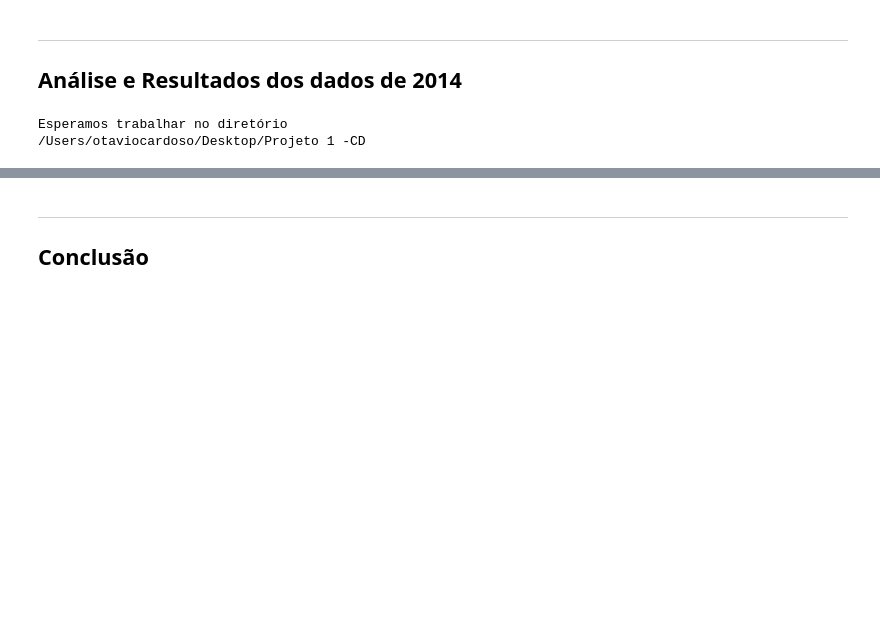
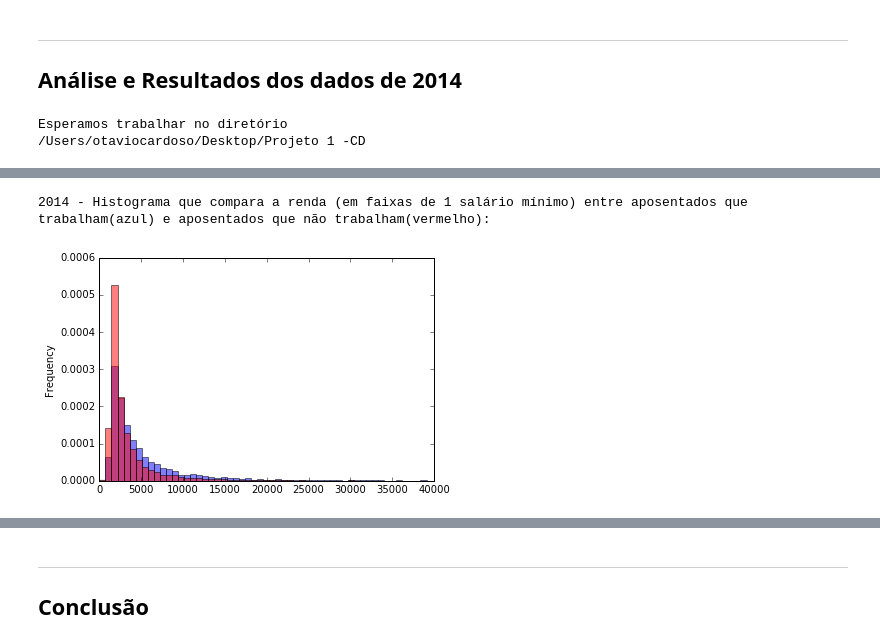
Before and after one commit to otavioscardoso/CD, a Jupyter notebook: Projeto1 Layout.ipynb, the cells around one changed output, grey strips where cells are left out. Drawn from its saved outputs; the diff is of its cells as text; code cells hidden in the pictures; blank space fills up the shorter version.

```diff
--- a/Projeto1 Layout.ipynb
+++ b/Projeto1 Layout.ipynb
@@ -343,0 +141,14 @@ Com base nos resultados, pode-se concluir que homens aposentados, brancos, casad
+# %%
+faixa0 = np.arange(0, 40000 , 724)
+variávelCat0 = pd.cut(dados.RENDIMENTO_MENSAL[(dados.RENDIMENTO_MENSAL <999999999999)&(dados.CASADO=='Casado') & (dados.APOSENTADO == 'Aposentado')& (dados.TRABALHO== 'Sim')], faixa0)
+variávelCat0.value_counts()
+faixa00 = np.arange(0, 40000, 724)
+variávelCat00 = pd.cut(dados.RENDIMENTO_MENSAL[(dados.RENDIMENTO_MENSAL <999999999999)&(dados.CASADO=='Casado') & (dados.APOSENTADO == 'Aposentado')& (dados.TRABALHO== 'Não')], faixa00)
+variávelCat00.value_counts()
+print("2014 - Histograma que compara a renda (em faixas de 1 salário mínimo) entre aposentados que trabalham(azul) e aposentados que não trabalham(vermelho):")
+plot = dados.RENDIMENTO_MENSAL[(dados.RENDIMENTO_MENSAL <999999999999)&(dados.CASADO=='Casado') & (dados.APOSENTADO == 'Aposentado') & (dados.TRABALHO== 'Sim')].plot.hist(bins = faixa0, normed =1, alpha = 0.5, color = 'b')
+plot = dados.RENDIMENTO_MENSAL[(dados.RENDIMENTO_MENSAL <999999999999)&(dados.CASADO=='Casado') & (dados.APOSENTADO == 'Aposentado') & (dados.TRABALHO== 'Não')].plot.hist(bins = faixa00, normed =1, alpha = 0.5, color = 'r')
+plt.show()
+# %% [output]
+2014 - Histograma que compara a renda (em faixas de 1 salário mínimo) entre aposentados que trabalham(azul) e aposentados que não trabalham(vermelho):
+[figure, added]
```
Also changed, not shown: parts of 43 cells of this notebook.
